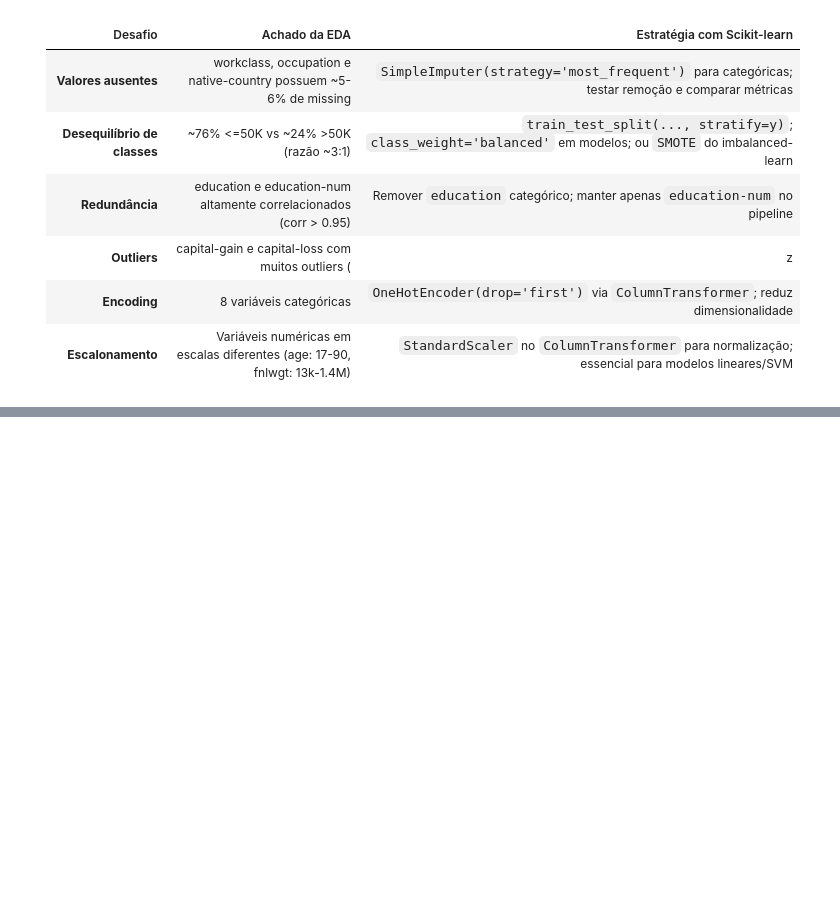
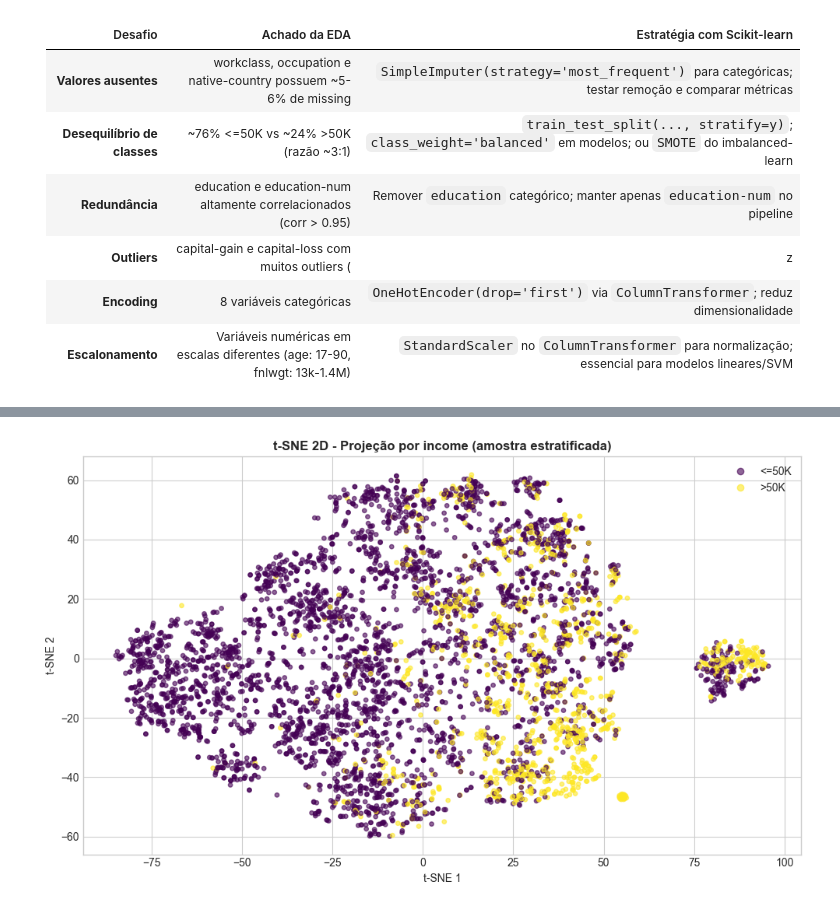
Before and after one commit to garciapp2/projeto_machine_learning, a Jupyter notebook: projeto .ipynb, the cells around one changed output, grey strips where cells are left out. Saved outputs shown, nothing was run; the diff lists cells and outputs as text; code cells hidden in the pictures; blank space fills up the shorter version.

```diff
--- a/projeto.ipynb
+++ b/projeto .ipynb
@@ -507,0 +584,19 @@ Features categóricas codificadas (OneHot): 94
+# %%
+# t-SNE em amostra (lento em dataset grande)
+sample_idx, _ = train_test_split(np.arange(len(X_preprocessed)), test_size=0.9, stratify=y_encoded, random_state=42)
+X_tsne_sample = X_preprocessed[sample_idx]
+y_tsne_sample = y_encoded[sample_idx]
+
+tsne = TSNE(n_components=2, random_state=42, perplexity=30, n_iter=1000)
+X_tsne = tsne.fit_transform(X_tsne_sample)
+
+fig, ax = plt.subplots(figsize=(10, 6))
+scatter = ax.scatter(X_tsne[:, 0], X_tsne[:, 1], c=y_tsne_sample, cmap='viridis', alpha=0.6, s=15)
+ax.set_title('t-SNE 2D - Projeção por income (amostra estratificada)', fontsize=12, fontweight='bold')
+ax.set_xlabel('t-SNE 1')
+ax.set_ylabel('t-SNE 2')
+ax.legend(handles=scatter.legend_elements()[0], labels=['<=50K', '>50K'], loc='upper right')
+plt.tight_layout()
+plt.show()
+# %% [output]
+[figure, added]
```
Also changed, not shown: parts of 30 cells of this notebook.
